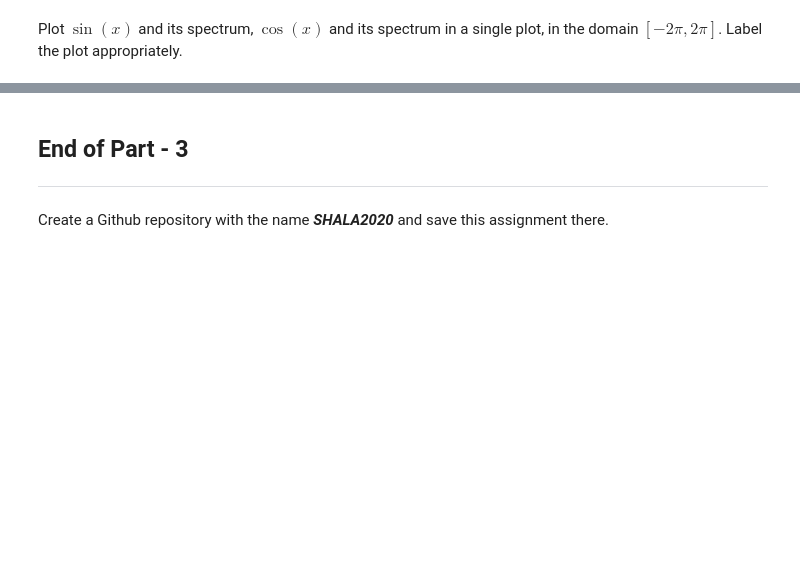
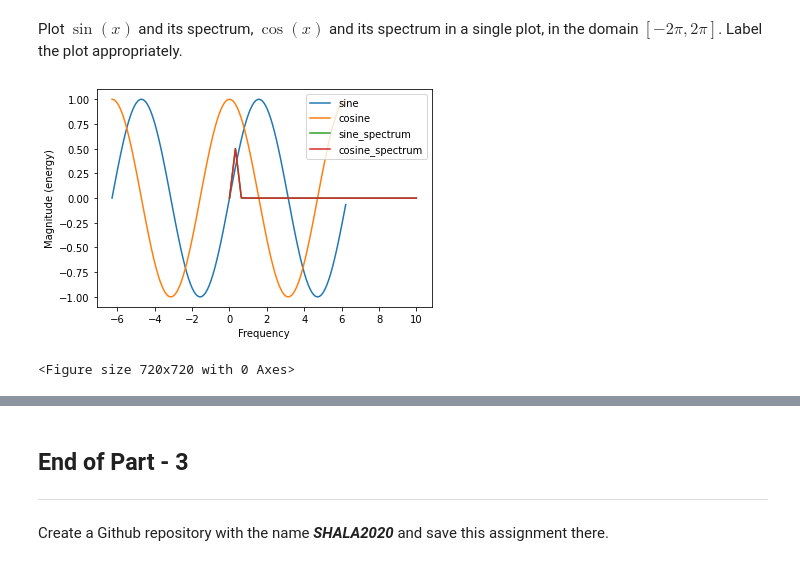
Before and after one commit to neeleshkshukla/SHALA2020, a Jupyter notebook: Assignments/Assignment_1_DS.ipynb, the cells around one changed output, grey strips where cells are left out. Drawn from its saved outputs; the diff is of its cells as text; code cells hidden in the pictures; blank space fills up the shorter version.

```diff
--- a/Assignments/Assignment_1_DS.ipynb
+++ b/Assignments/Assignment_1_DS.ipynb
@@ -192,2 +440,18 @@ Plot the sine function with domain in $[-3\pi,3\pi]$. Label the axes appropriate
 # %% [markdown]
 Plot $\sin(x)$ and its spectrum, $\cos(x)$ and its spectrum in a single plot, in the domain $[-2\pi,2\pi]$. Label the plot appropriately.
+# %%
+dt = 0.05  # sampling interval
+Fs = 1 / dt  # sampling frequency
+x_values = np.arange(-2*np.pi,2*np.pi,0.1)
+sine_x = np.sin(x_values)
+cosine_x = np.cos(x_values)
+plt.plot(x_values,sine_x, label='sine')
+plt.plot(x_values,cosine_x, label='cosine')
+plt.magnitude_spectrum(sine_x, Fs=Fs, label='sine_spectrum')
+plt.magnitude_spectrum(cosine_x, Fs=Fs, label='cosine_spectrum')
+plt.legend()
+plt.figure(figsize=(10,10))
+plt.show()
+# %% [output]
+[figure, added]
+<Figure size 720x720 with 0 Axes>
```
Also changed, not shown: parts of 26 cells of this notebook.
